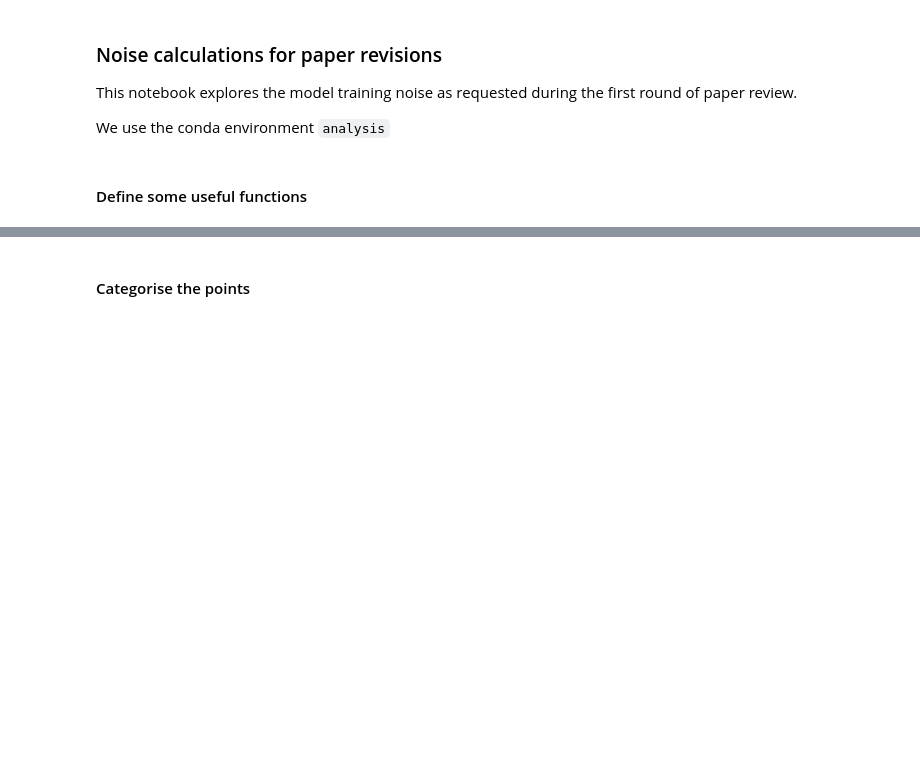
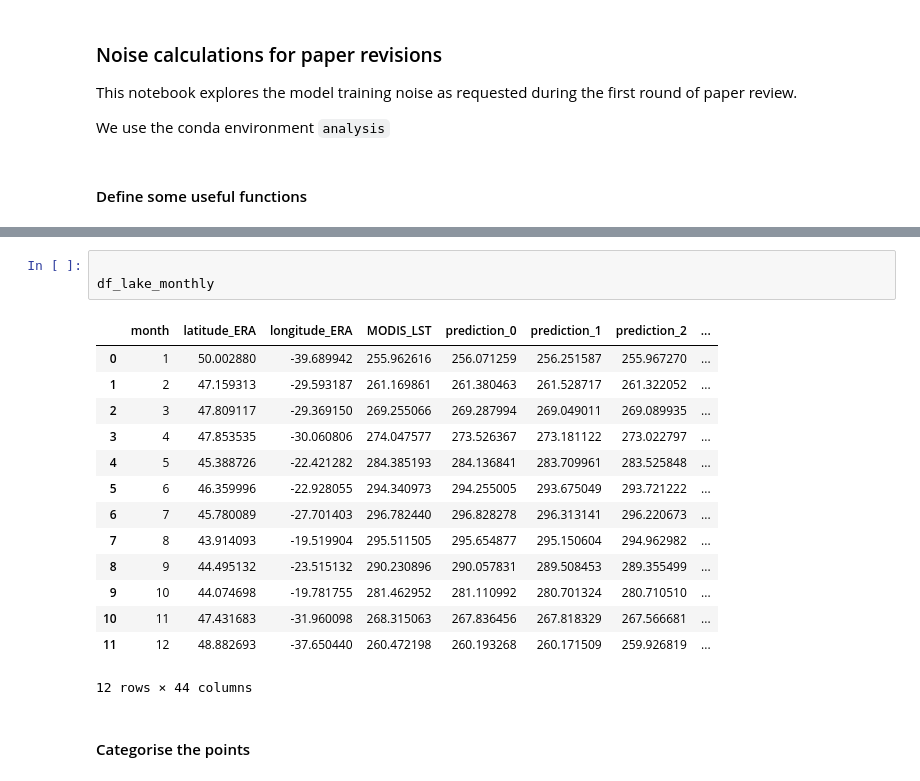
Before and after one commit to tomkimpson/ML4L, a Jupyter notebook: notebooks/revisions/noise_calculations.ipynb, the cells around one changed output, grey strips where cells are left out. Drawn from its saved outputs; the diff is of its cells as text; blank space fills up the shorter version.

```diff
--- a/notebooks/revisions/noise_calculations.ipynb
+++ b/notebooks/revisions/noise_calculations.ipynb
@@ -154,3 +434,21 @@ Collecting noise numbers for the following files:
+# %%
+
+df_lake_monthly
+# %% [output]
+|  | month | latitude_ERA | longitude_ERA | MODIS_LST | prediction_0 | prediction_1 | prediction_2 | ... |
+| 0 | 1 | 50.002880 | -39.689942 | 255.962616 | 256.071259 | 256.251587 | 255.967270 | ... |
+| 1 | 2 | 47.159313 | -29.593187 | 261.169861 | 261.380463 | 261.528717 | 261.322052 | ... |
+| 2 | 3 | 47.809117 | -29.369150 | 269.255066 | 269.287994 | 269.049011 | 269.089935 | ... |
+| 3 | 4 | 47.853535 | -30.060806 | 274.047577 | 273.526367 | 273.181122 | 273.022797 | ... |
+| 4 | 5 | 45.388726 | -22.421282 | 284.385193 | 284.136841 | 283.709961 | 283.525848 | ... |
+| 5 | 6 | 46.359996 | -22.928055 | 294.340973 | 294.255005 | 293.675049 | 293.721222 | ... |
+| 6 | 7 | 45.780089 | -27.701403 | 296.782440 | 296.828278 | 296.313141 | 296.220673 | ... |
+| 7 | 8 | 43.914093 | -19.519904 | 295.511505 | 295.654877 | 295.150604 | 294.962982 | ... |
+| 8 | 9 | 44.495132 | -23.515132 | 290.230896 | 290.057831 | 289.508453 | 289.355499 | ... |
+| 9 | 10 | 44.074698 | -19.781755 | 281.462952 | 281.110992 | 280.701324 | 280.710510 | ... |
+| 10 | 11 | 47.431683 | -31.960098 | 268.315063 | 267.836456 | 267.818329 | 267.566681 | ... |
+| 11 | 12 | 48.882693 | -37.650440 | 260.472198 | 260.193268 | 260.171509 | 259.926819 | ... |
+12 rows × 44 columns
 # %% [markdown]
 #### Categorise the points
 # %%
```
Also changed, not shown: parts of 22 cells of this notebook, 11 other files.
